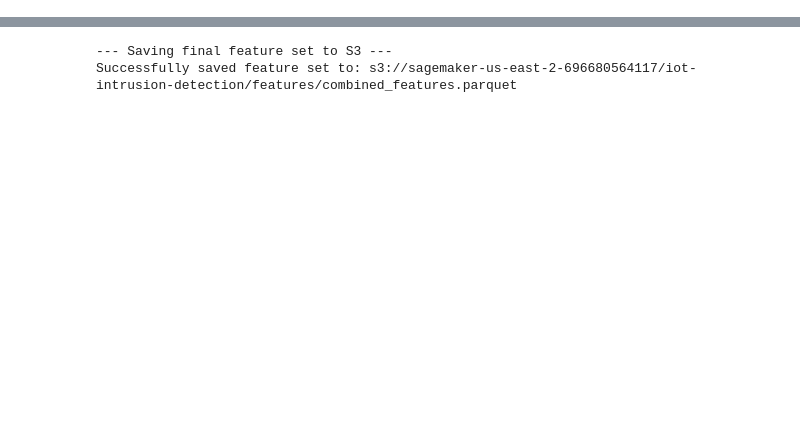
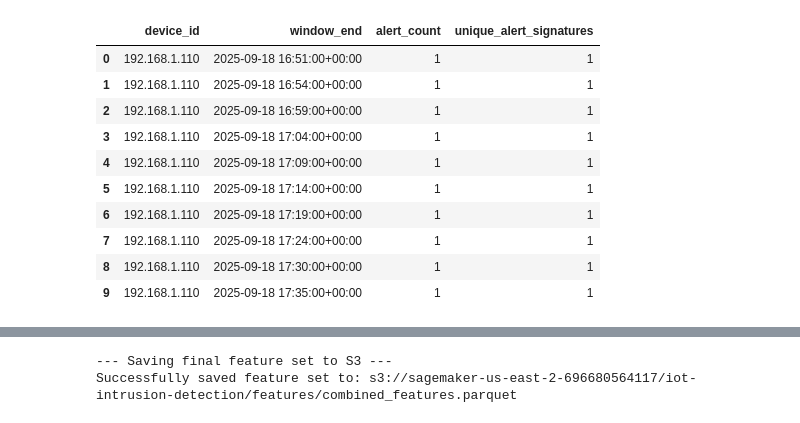
Before and after one commit to lawwmower/iot-security-AWS, a Jupyter notebook: 01-data-exploration.ipynb, the cells around one changed output, grey strips where cells are left out. Saved outputs shown, nothing was run; the diff lists cells and outputs as text; code cells hidden in the pictures; blank space fills up the shorter version.

```diff
--- a/01-data-exploration.ipynb
+++ b/01-data-exploration.ipynb
@@ -373,0 +481,82 @@ Final feature table has 149 rows.
+# %%
+# Cell 4: Process Suricata Alerts (robust + aligned with Zeek features)
+
+import pandas as pd
+import numpy as np
+
+print("\n--- Starting Suricata Alert Processing ---")
+
+# 0) Guard: handle empty DF
+if df_suricata_raw is None or df_suricata_raw.empty:
+    print("No Suricata data frame found or it's empty. Skipping alert features.")
+    suricata_features_df = pd.DataFrame(columns=["device_id","window_end","alert_count","unique_alert_signatures"])
+else:
+    # 1) Keep only alert events
+    alert_mask = (df_suricata_raw.get("event_type") == "alert")
+    alert_data = df_suricata_raw[alert_mask].copy()
+    if alert_data.empty:
+        print("No Suricata 'alert' events found for this day.")
+        suricata_features_df = pd.DataFrame(columns=["device_id","window_end","alert_count","unique_alert_signatures"])
+    else:
+        # 2) Flatten alert field for signature/severity if present
+        if "alert" in alert_data.columns:
+            al = pd.json_normalize(alert_data["alert"])
+            al.index = alert_data.index
+            alert_data = alert_data.join(al, rsuffix="_flat")
+            # Standard column name for signature
+            if "signature" not in alert_data.columns and "alert.signature" in alert_data.columns:
+                alert_data["signature"] = alert_data["alert.signature"]
+        else:
+            # If no 'alert' dicts, just create a placeholder signature column
+            alert_data["signature"] = None
+
+        # 3) Robust timestamp parsing (strings like "2025-09-18T18:06:18.123Z")
+        #    Use utc=True instead of tz_convert; handles Z/offsets safely.
+        alert_data["timestamp"] = pd.to_datetime(alert_data["timestamp"], utc=True, errors="coerce")
+
+        # 4) Determine Zeek time window (feature_df from Cell 3)
+        time_col = "window_end" if "window_end" in feature_df.columns else ("ts" if "ts" in feature_df.columns else None)
+        if time_col is None or feature_df.empty:
+            # Fallback: no Zeek range available — just use all Suricata alerts
+            min_time = alert_data["timestamp"].min()
+            max_time = alert_data["timestamp"].max()
+        else:
+            min_time = feature_df[time_col].min()
+            max_time = feature_df[time_col].max()
+
+        # 5) Filter Suricata to Zeek’s time span
+        in_range = alert_data["timestamp"].between(min_time, max_time, inclusive="both")
+        alert_data = alert_data[in_range].copy()
+        print(f"Filtered to {len(alert_data)} Suricata alert events within Zeek's time range.")
+
+        if alert_data.empty:
+            suricata_features_df = pd.DataFrame(columns=["device_id","window_end","alert_count","unique_alert_signatures"])
+        else:
+            # 6) Group by src_ip and 1-minute buckets to build features
+            #    Match Zeek’s minute label (we used label='right' there).
+            grouped = alert_data.groupby(
+                ["src_ip", pd.Grouper(key="timestamp", freq="1min", label="right")]
+            )
+
+            suricata_features_df = grouped.agg(
+                alert_count=("signature", "count"),
+                unique_alert_signatures=("signature", pd.Series.nunique)
+            ).reset_index()
+
+            # 7) Align column names with Zeek features for an easy merge
+            suricata_features_df.rename(columns={
+                "src_ip": "device_id",
+                "timestamp": "window_end",
+            }, inplace=True)
+
+            # 8) Dtypes & fill
+            suricata_features_df["alert_count"] = pd.to_numeric(
+                suricata_features_df["alert_count"], downcast="integer"
+            )
+            suricata_features_df["unique_alert_signatures"] = pd.to_numeric(
+                suricata_features_df["unique_alert_signatures"], downcast="integer"
+            )
+
+            print(f"\nSuccessfully created Suricata feature table with {len(suricata_features_df)} device-minute rows.")
+            display(suricata_features_df.head(10))
+# %% [output]
@@ -373,0 +567,11 @@ Final feature table has 149 rows.
+|  | device_id | window_end | alert_count | unique_alert_signatures |
+| 0 | 192.168.1.110 | 2025-09-18 16:51:00+00:00 | 1 | 1 |
+| 1 | 192.168.1.110 | 2025-09-18 16:54:00+00:00 | 1 | 1 |
+| 2 | 192.168.1.110 | 2025-09-18 16:59:00+00:00 | 1 | 1 |
+| 3 | 192.168.1.110 | 2025-09-18 17:04:00+00:00 | 1 | 1 |
+| 4 | 192.168.1.110 | 2025-09-18 17:09:00+00:00 | 1 | 1 |
+| 5 | 192.168.1.110 | 2025-09-18 17:14:00+00:00 | 1 | 1 |
+| 6 | 192.168.1.110 | 2025-09-18 17:19:00+00:00 | 1 | 1 |
+| 7 | 192.168.1.110 | 2025-09-18 17:24:00+00:00 | 1 | 1 |
+| 8 | 192.168.1.110 | 2025-09-18 17:30:00+00:00 | 1 | 1 |
+| 9 | 192.168.1.110 | 2025-09-18 17:35:00+00:00 | 1 | 1 |
```
Also changed, not shown: parts of 11 cells of this notebook, 3 other files.
